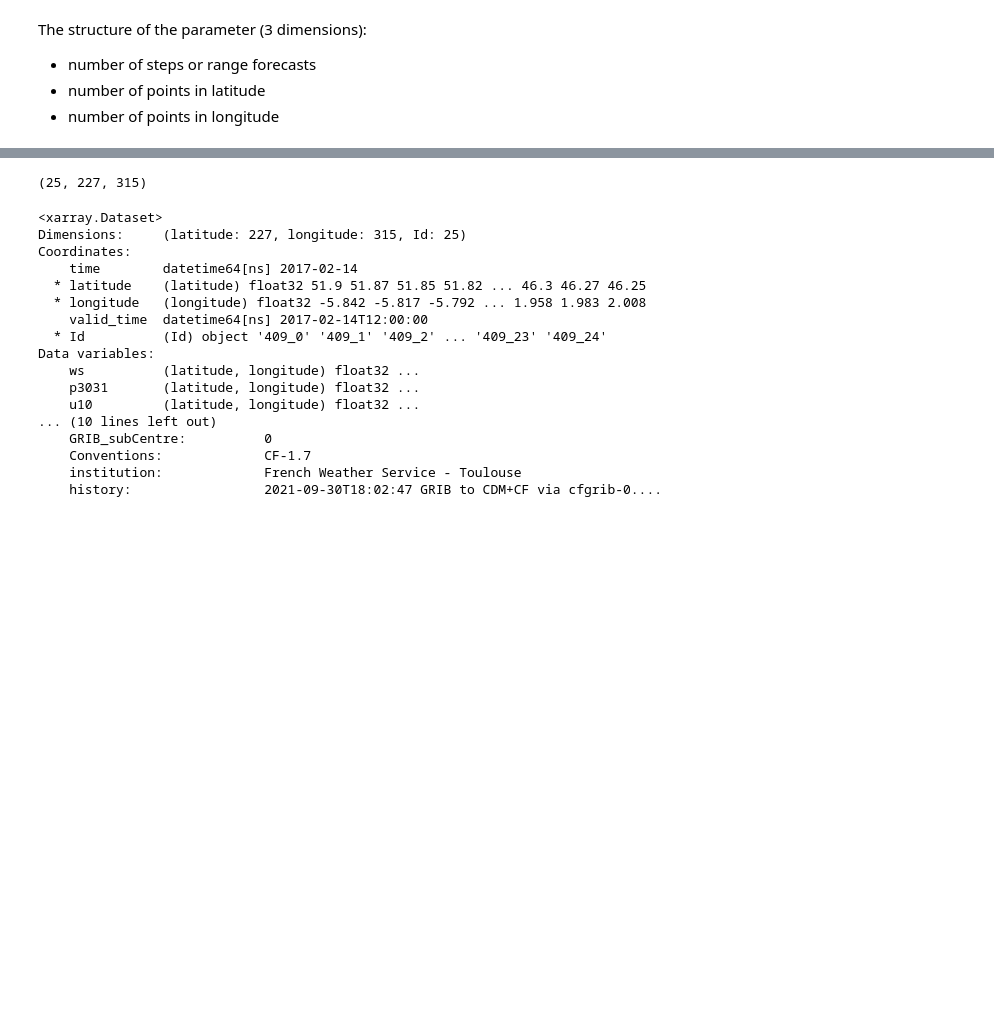
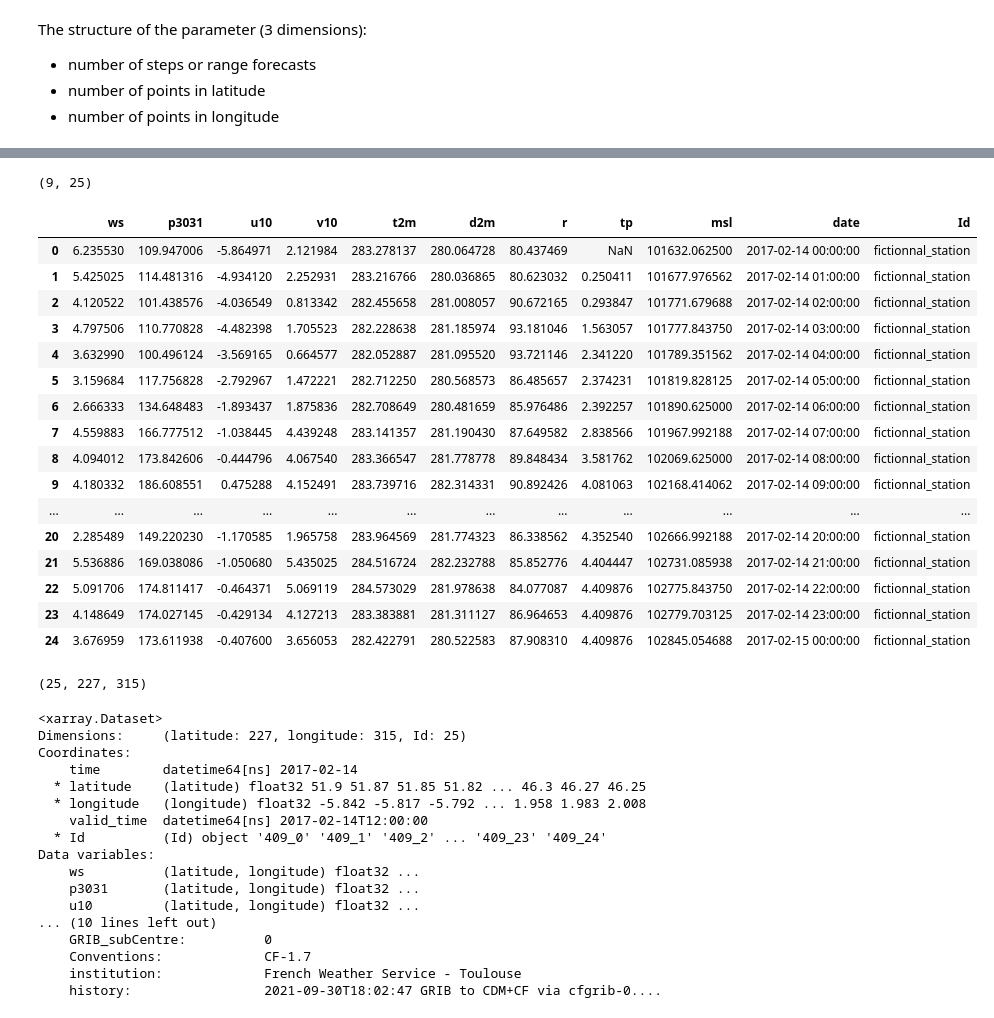
Before and after one commit to acamara2/meteoKaggle, a Jupyter notebook: prise_en_main/open-x-forecast-2d-train.ipynb, the cells around one changed output, grey strips where cells are left out. Drawn from its saved outputs; the diff is of its cells as text; code cells hidden in the pictures; blank space fills up the shorter version.

```diff
--- a/prise_en_main/open-x-forecast-2d-train.ipynb
+++ b/prise_en_main/open-x-forecast-2d-train.ipynb
@@ -141,3 +301,34 @@ The structure of the parameter (3 dimensions):
+# %%
+val_tab = np.array(data.sel(latitude=46.477,longitude=0.985,method="nearest")[[ "ws", "p3031", "u10", "v10", "t2m", "d2m", "r", "tp", "msl"]].to_array())
+# %%
+df_ind = pd.DataFrame(val_tab.T,columns = [ "ws", "p3031", "u10", "v10", "t2m", "d2m", "r", "tp", "msl"])
+# %%
+df_ind["date"] = data["valid_time"]
+df_ind["Id"] = ["fictionnal_station"]*25
+# %%
+val_tab.shape
+# %% [output]
+(9, 25)
+# %%
+df_ind
+# %% [output]
+|  | ws | p3031 | u10 | v10 | t2m | d2m | r | tp | msl | date | Id |
+| 0 | 6.235530 | 109.947006 | -5.864971 | 2.121984 | 283.278137 | 280.064728 | 80.437469 | NaN | 101632.062500 | 2017-02-14 00:00:00 | fictionnal_station |
+| 1 | 5.425025 | 114.481316 | -4.934120 | 2.252931 | 283.216766 | 280.036865 | 80.623032 | 0.250411 | 101677.976562 | 2017-02-14 01:00:00 | fictionnal_station |
+| 2 | 4.120522 | 101.438576 | -4.036549 | 0.813342 | 282.455658 | 281.008057 | 90.672165 | 0.293847 | 101771.679688 | 2017-02-14 02:00:00 | fictionnal_station |
+| 3 | 4.797506 | 110.770828 | -4.482398 | 1.705523 | 282.228638 | 281.185974 | 93.181046 | 1.563057 | 101777.843750 | 2017-02-14 03:00:00 | fictionnal_station |
+| 4 | 3.632990 | 100.496124 | -3.569165 | 0.664577 | 282.052887 | 281.095520 | 93.721146 | 2.341220 | 101789.351562 | 2017-02-14 04:00:00 | fictionnal_station |
+| 5 | 3.159684 | 117.756828 | -2.792967 | 1.472221 | 282.712250 | 280.568573 | 86.485657 | 2.374231 | 101819.828125 | 2017-02-14 05:00:00 | fictionnal_station |
+| 6 | 2.666333 | 134.648483 | -1.893437 | 1.875836 | 282.708649 | 280.481659 | 85.976486 | 2.392257 | 101890.625000 | 2017-02-14 06:00:00 | fictionnal_station |
+| 7 | 4.559883 | 166.777512 | -1.038445 | 4.439248 | 283.141357 | 281.190430 | 87.649582 | 2.838566 | 101967.992188 | 2017-02-14 07:00:00 | fictionnal_station |
+| 8 | 4.094012 | 173.842606 | -0.444796 | 4.067540 | 283.366547 | 281.778778 | 89.848434 | 3.581762 | 102069.625000 | 2017-02-14 08:00:00 | fictionnal_station |
+| 9 | 4.180332 | 186.608551 | 0.475288 | 4.152491 | 283.739716 | 282.314331 | 90.892426 | 4.081063 | 102168.414062 | 2017-02-14 09:00:00 | fictionnal_station |
+| ... | ... | ... | ... | ... | ... | ... | ... | ... | ... | ... | ... |
+| 20 | 2.285489 | 149.220230 | -1.170585 | 1.965758 | 283.964569 | 281.774323 | 86.338562 | 4.352540 | 102666.992188 | 2017-02-14 20:00:00 | fictionnal_station |
+| 21 | 5.536886 | 169.038086 | -1.050680 | 5.435025 | 284.516724 | 282.232788 | 85.852776 | 4.404447 | 102731.085938 | 2017-02-14 21:00:00 | fictionnal_station |
+| 22 | 5.091706 | 174.811417 | -0.464371 | 5.069119 | 284.573029 | 281.978638 | 84.077087 | 4.409876 | 102775.843750 | 2017-02-14 22:00:00 | fictionnal_station |
+| 23 | 4.148649 | 174.027145 | -0.429134 | 4.127213 | 283.383881 | 281.311127 | 86.964653 | 4.409876 | 102779.703125 | 2017-02-14 23:00:00 | fictionnal_station |
+| 24 | 3.676959 | 173.611938 | -0.407600 | 3.656053 | 282.422791 | 280.522583 | 87.908310 | 4.409876 | 102845.054688 | 2017-02-15 00:00:00 | fictionnal_station |
 # %%
 d_vals.shape
 # %% [output]
```
Also changed, not shown: parts of 16 cells of this notebook, 1 other file.
